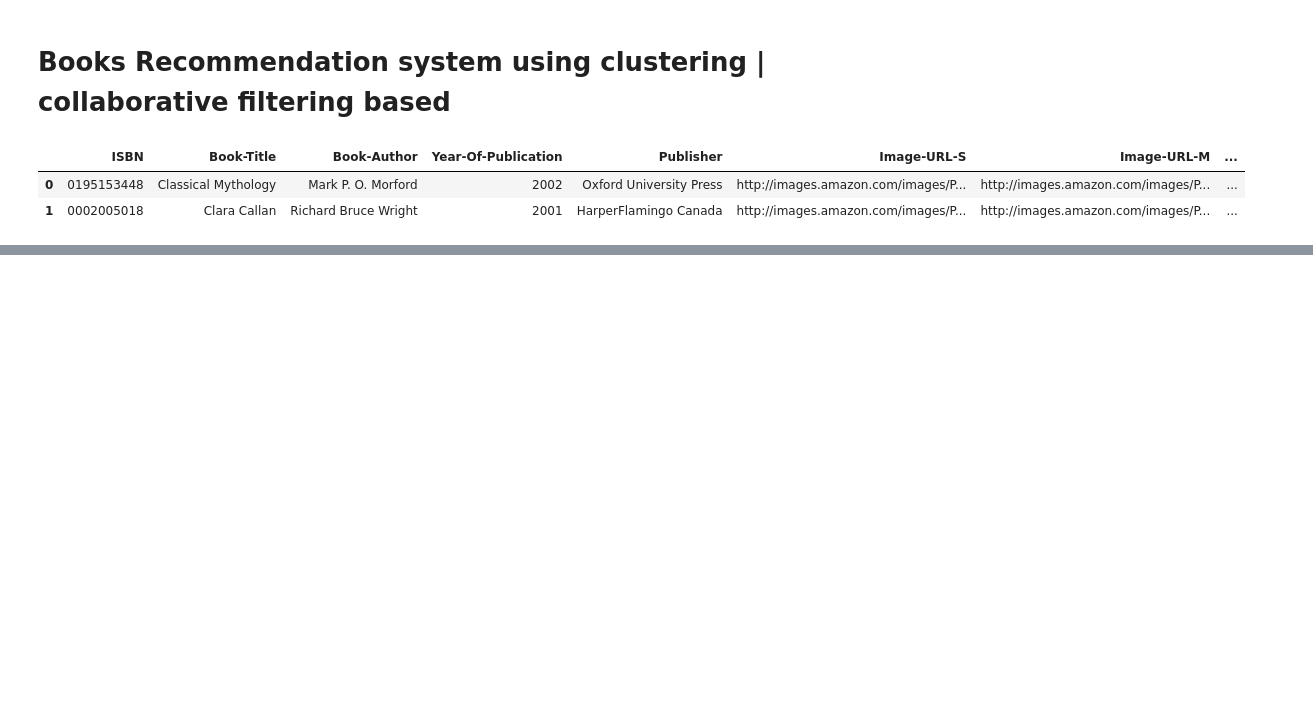
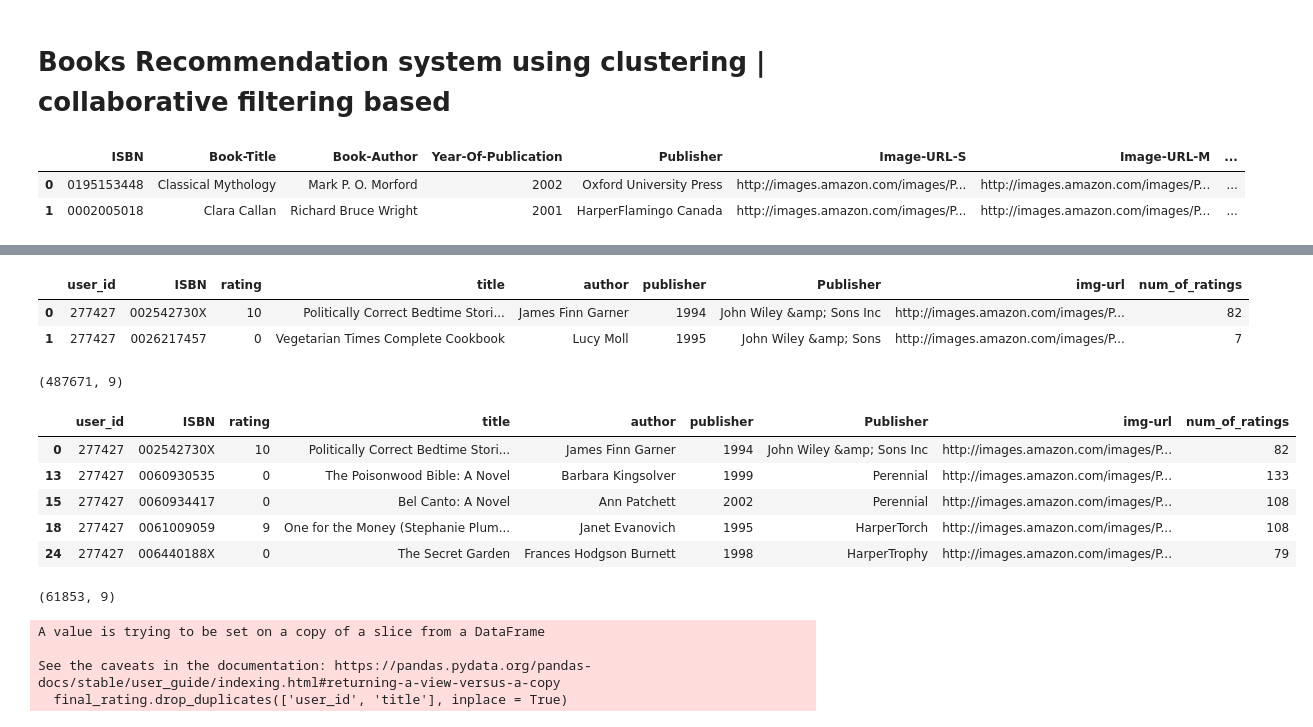
Before and after one commit to kirusanth-08/Books-Recommendation-System---Demo, a Jupyter notebook: notebook/Book Recommender.ipynb, the cells around one changed output, grey strips where cells are left out. Drawn from its saved outputs; the diff is of its cells as text; code cells hidden in the pictures; blank space fills up the shorter version.

```diff
--- a/notebook/Book Recommender.ipynb
+++ b/notebook/Book Recommender.ipynb
@@ -15,0 +188,2 @@ books.head(2)
+# %%
+num_rating = ratings_with_books.groupby('title')['rating'].count().reset_index()
@@ -15,0 +223,10 @@ books.head(2)
+# %%
+final_rating.head(2)
+# %% [output]
+|  | user_id | ISBN | rating | title | author | publisher | Publisher | img-url | num_of_ratings |
+| 0 | 277427 | 002542730X | 10 | Politically Correct Bedtime Stori... | James Finn Garner | 1994 | John Wiley &amp; Sons Inc | http://images.amazon.com/images/P... | 82 |
+| 1 | 277427 | 0026217457 | 0 | Vegetarian Times Complete Cookbook | Lucy Moll | 1995 | John Wiley &amp; Sons | http://images.amazon.com/images/P... | 7 |
+# %%
+final_rating.shape
+# %% [output]
+(487671, 9)
@@ -15,0 +235,20 @@ books.head(2)
+# %%
+final_rating.head()
+# %% [output]
+|  | user_id | ISBN | rating | title | author | publisher | Publisher | img-url | num_of_ratings |
+| 0 | 277427 | 002542730X | 10 | Politically Correct Bedtime Stori... | James Finn Garner | 1994 | John Wiley &amp; Sons Inc | http://images.amazon.com/images/P... | 82 |
+| 13 | 277427 | 0060930535 | 0 | The Poisonwood Bible: A Novel | Barbara Kingsolver | 1999 | Perennial | http://images.amazon.com/images/P... | 133 |
+| 15 | 277427 | 0060934417 | 0 | Bel Canto: A Novel | Ann Patchett | 2002 | Perennial | http://images.amazon.com/images/P... | 108 |
+| 18 | 277427 | 0061009059 | 9 | One for the Money (Stephanie Plum... | Janet Evanovich | 1995 | HarperTorch | http://images.amazon.com/images/P... | 108 |
+| 24 | 277427 | 006440188X | 0 | The Secret Garden | Frances Hodgson Burnett | 1998 | HarperTrophy | http://images.amazon.com/images/P... | 79 |
+# %%
+final_rating.shape
+# %% [output]
+(61853, 9)
+# %%
+final_rating.drop_duplicates(['user_id', 'title'], inplace = True)
+# %% [output]
+A value is trying to be set on a copy of a slice from a DataFrame
+
+See the caveats in the documentation: https://pandas.pydata.org/pandas-docs/stable/user_guide/indexing.html#returning-a-view-versus-a-copy
+  final_rating.drop_duplicates(['user_id', 'title'], inplace = True)
```
Also changed, not shown: parts of 42 cells of this notebook.
